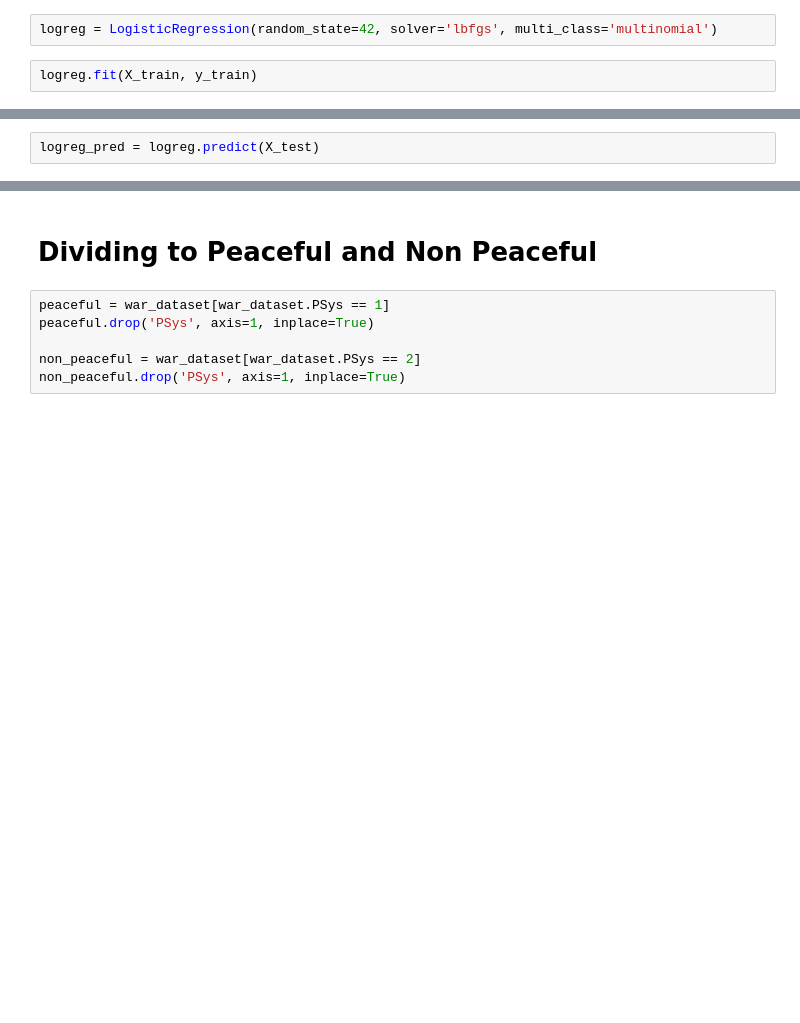
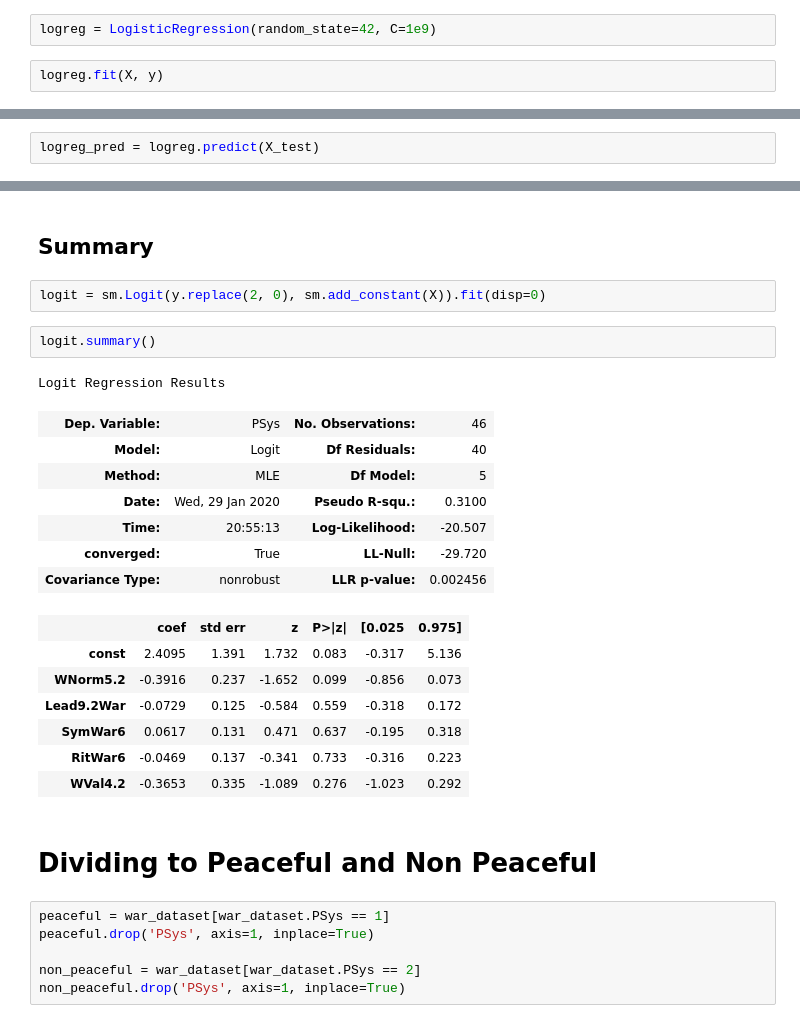
Before and after one commit to knarfamlap/Peace_System, a Jupyter notebook: war_related_vars.ipynb, the cells around one changed output, grey strips where cells are left out. Saved outputs shown, nothing was run; the diff lists cells and outputs as text; blank space fills up the shorter version.

```diff
--- a/war_related_vars.ipynb
+++ b/war_related_vars.ipynb
@@ -90,7 +126,7 @@ array([0.29115337, 0.11796548, 0.13865597, 0.14276094, 0.30946424])
 # %% [markdown]
 # Logistic Regression
 # %%
-logreg = LogisticRegression(random_state=42, solver='lbfgs', multi_class='multinomial')
+logreg = LogisticRegression(random_state=42, C=1e9)
 # %%
-logreg.fit(X_train, y_train)
+logreg.fit(X, y)
 # %% [output]
@@ -116,3 +201,25 @@ array([[ 0.14477549,  0.0165722 , -0.0379717 ,  0.00101074,  0.12846792]])
+# %% [markdown]
+## Summary
+# %%
+logit = sm.Logit(y.replace(2, 0), sm.add_constant(X)).fit(disp=0)
+# %%
+logit.summary()
+# %% [output]
+Logit Regression Results
+| Dep. Variable: | PSys | No. Observations: | 46 |
+| Model: | Logit | Df Residuals: | 40 |
+| Method: | MLE | Df Model: | 5 |
+| Date: | Wed, 29 Jan 2020 | Pseudo R-squ.: | 0.3100 |
+| Time: | 20:55:13 | Log-Likelihood: | -20.507 |
+| converged: | True | LL-Null: | -29.720 |
+| Covariance Type: | nonrobust | LLR p-value: | 0.002456 |
+|  | coef | std err | z | P>|z| | [0.025 | 0.975] |
+| const | 2.4095 | 1.391 | 1.732 | 0.083 | -0.317 | 5.136 |
+| WNorm5.2 | -0.3916 | 0.237 | -1.652 | 0.099 | -0.856 | 0.073 |
+| Lead9.2War | -0.0729 | 0.125 | -0.584 | 0.559 | -0.318 | 0.172 |
+| SymWar6 | 0.0617 | 0.131 | 0.471 | 0.637 | -0.195 | 0.318 |
+| RitWar6 | -0.0469 | 0.137 | -0.341 | 0.733 | -0.316 | 0.223 |
+| WVal4.2 | -0.3653 | 0.335 | -1.089 | 0.276 | -1.023 | 0.292 |
 # %% [markdown]
 # Dividing to Peaceful and Non Peaceful
 # %%
```
Also changed, not shown: parts of 17 cells of this notebook, 3 other files.
